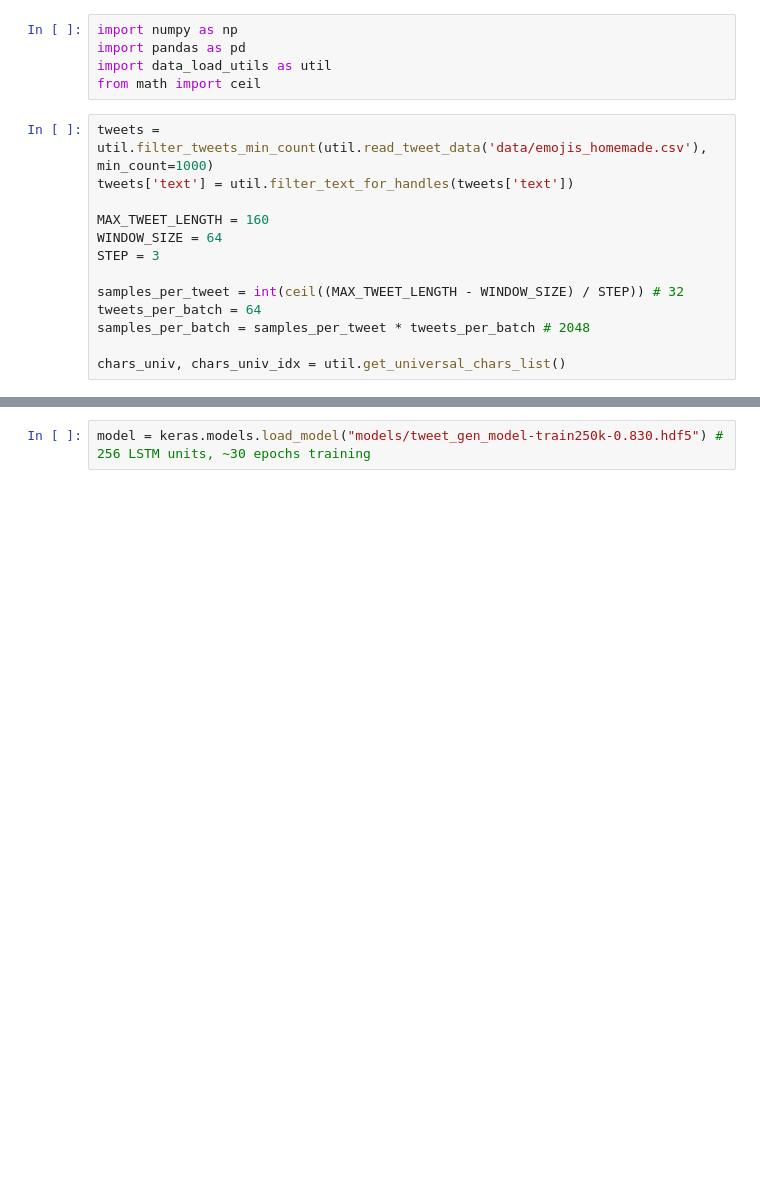
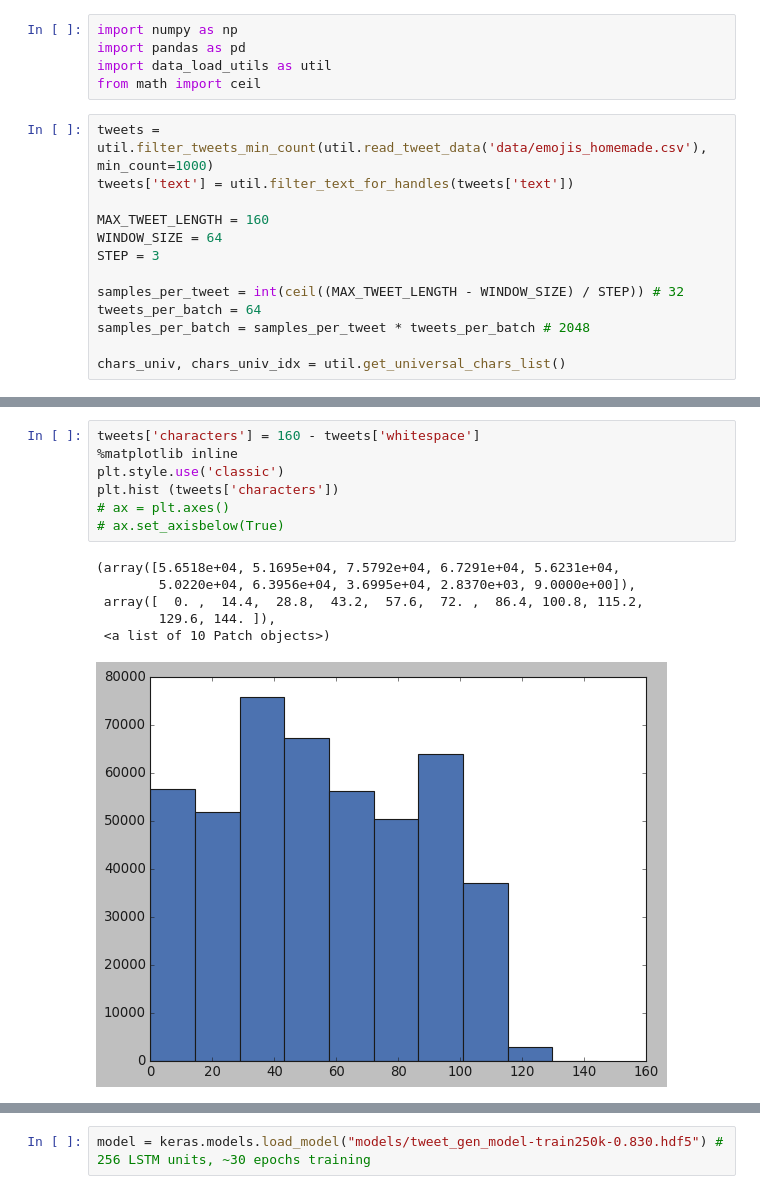
Before and after one commit to nicksexton/emojitranslate, a Jupyter notebook: Inspecting the LSTM Tweet Generator.ipynb, the cells around one changed output, grey strips where cells are left out. Drawn from its saved outputs; the diff is of its cells as text; blank space fills up the shorter version.

```diff
--- a/Inspecting the LSTM Tweet Generator.ipynb
+++ b/Inspecting the LSTM Tweet Generator.ipynb
@@ -42,3 +71,17 @@ tweets_dev = tweets.iloc[TRAIN_SIZE:TRAIN_SIZE+DEV_SIZE]
+# %%
+tweets['characters'] = 160 - tweets['whitespace']
+%matplotlib inline
+plt.style.use('classic')
+plt.hist (tweets['characters'])
+# ax = plt.axes()
+# ax.set_axisbelow(True)
+# %% [output]
+(array([5.6518e+04, 5.1695e+04, 7.5792e+04, 6.7291e+04, 5.6231e+04,
+        5.0220e+04, 6.3956e+04, 3.6995e+04, 2.8370e+03, 9.0000e+00]),
+ array([  0. ,  14.4,  28.8,  43.2,  57.6,  72. ,  86.4, 100.8, 115.2,
+        129.6, 144. ]),
+ <a list of 10 Patch objects>)
+[figure, added]
 # %%
 import keras
 from keras import layers
```
Also changed, not shown: parts of 58 cells of this notebook.
